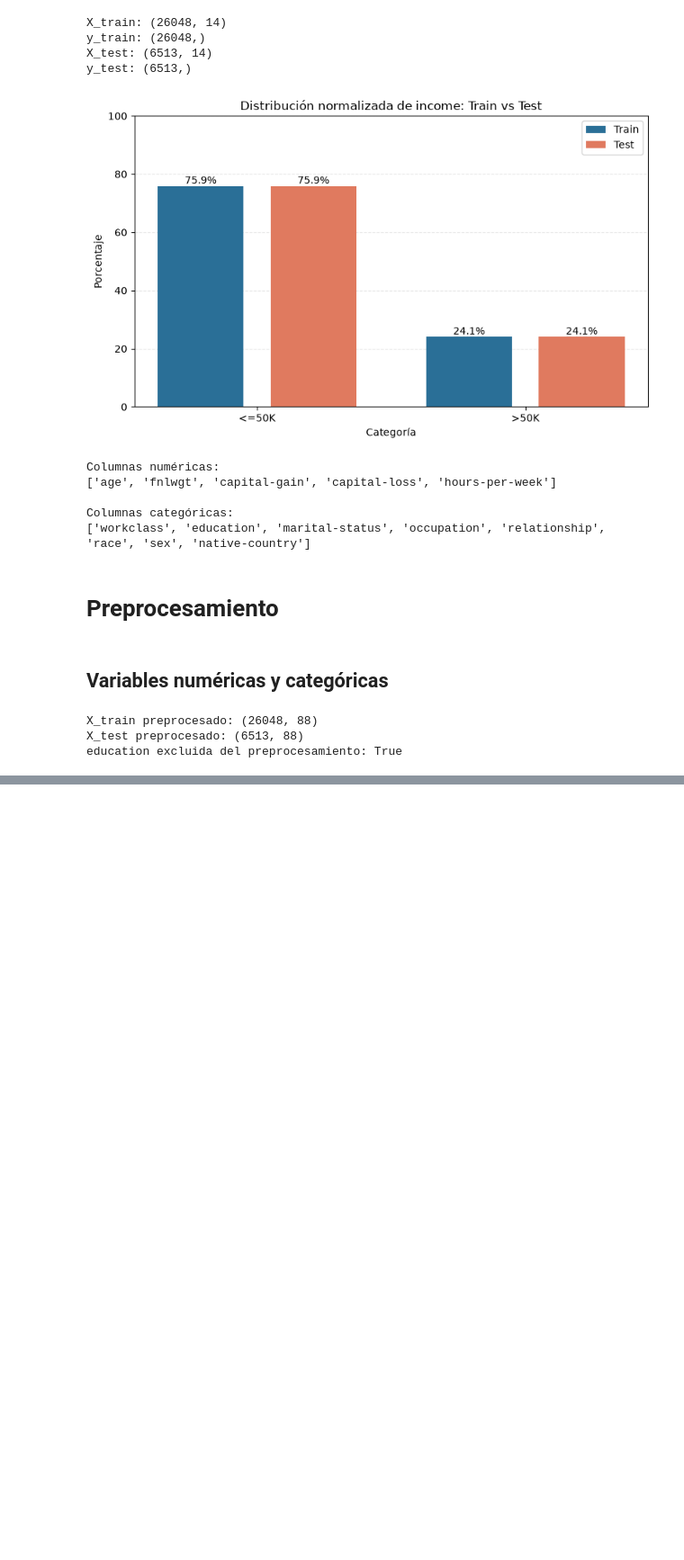
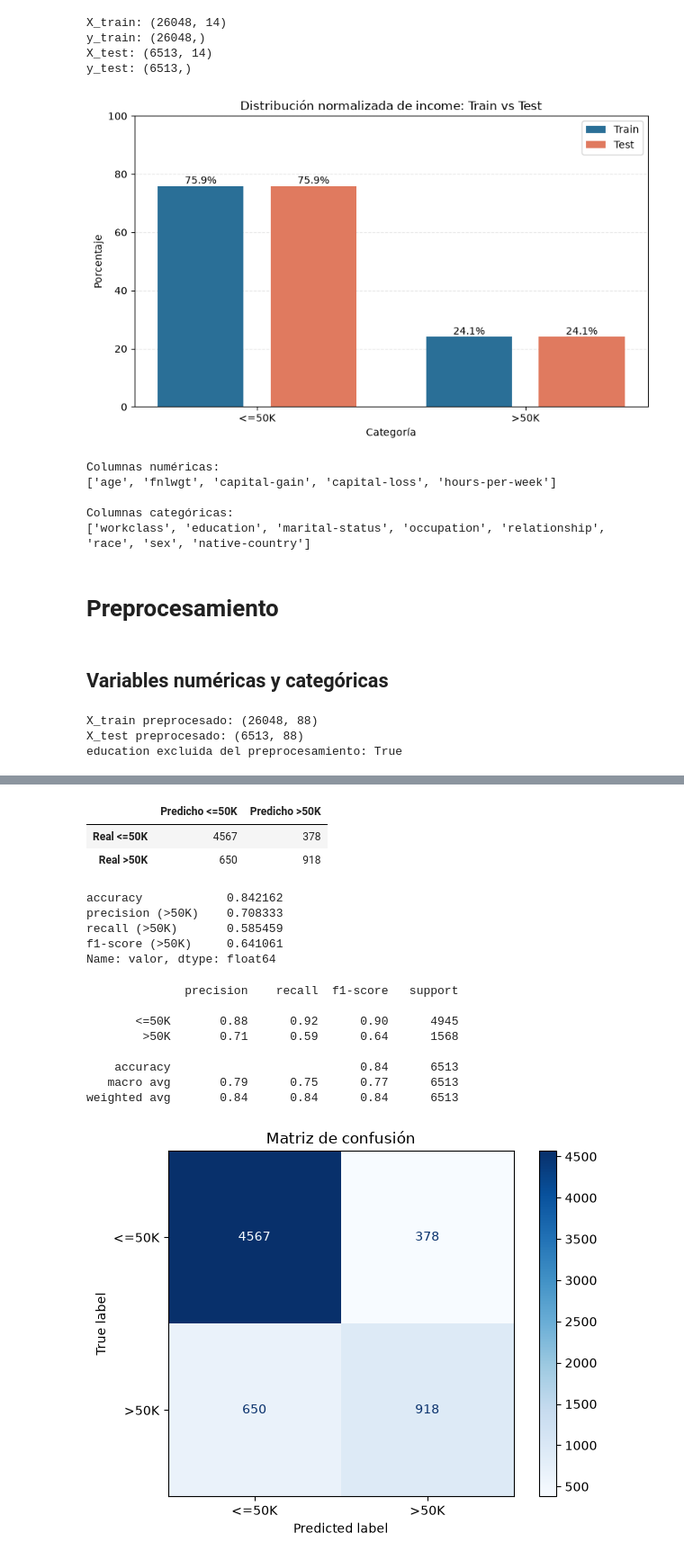
Before and after one commit to erickedu85/2026SEM02-MIA-ML, a Jupyter notebook: adult.ipynb, the cells around one changed output, grey strips where cells are left out. Shown at 90% size. Saved outputs shown, nothing was run; the diff lists cells and outputs as text; code cells hidden in the pictures; blank space fills up the shorter version.

Commit message:
logistic regression

```diff
--- a/cleaning/adult.ipynb
+++ b/adult.ipynb
@@ -405,0 +410,5 @@ education excluida del preprocesamiento: True
+# %%
+from sklearn.linear_model import LogisticRegression
+
+logistic_regression_model = LogisticRegression()
+logistic_regression_model.fit(X_train_preprocessed, y_train)
@@ -405,0 +419,3 @@ education excluida del preprocesamiento: True
+# %%
+y_pred = logistic_regression_model.predict(X_test_preprocessed)
+y_pred[:10]
@@ -405,0 +456,59 @@ education excluida del preprocesamiento: True
+# %%
+from sklearn.metrics import (
+    accuracy_score,
+    classification_report,
+    confusion_matrix,
+    ConfusionMatrixDisplay,
+    precision_score,
+    recall_score,
+    f1_score,
+)
+
+class_labels = ["<=50K", ">50K"]
+confusion_matrix_values = confusion_matrix(
+    y_test,
+    y_pred,
+    labels=class_labels
+)
+confusion_matrix_table = pd.DataFrame(
+    confusion_matrix_values,
+    index=[f"Real {label}" for label in class_labels],
+    columns=[f"Predicho {label}" for label in class_labels],
+)
+display(confusion_matrix_table)
+
+metrics = {
+    "accuracy": accuracy_score(y_test, y_pred),
+    "precision (>50K)": precision_score(y_test, y_pred, pos_label=">50K"),
+    "recall (>50K)": recall_score(y_test, y_pred, pos_label=">50K"),
+    "f1-score (>50K)": f1_score(y_test, y_pred, pos_label=">50K"),
+}
+display(pd.Series(metrics, name="valor"))
+print(classification_report(y_test, y_pred, labels=class_labels, zero_division=0))
+
+confusion_display = ConfusionMatrixDisplay(
+    confusion_matrix=confusion_matrix_values,
+    display_labels=class_labels,
+)
+confusion_display.plot(cmap="Blues", values_format="d")
+plt.title("Matriz de confusión")
+plt.tight_layout()
+plt.show()
+# %% [output]
+|  | Predicho <=50K | Predicho >50K |
+| Real <=50K | 4567 | 378 |
+| Real >50K | 650 | 918 |
+accuracy            0.842162
+precision (>50K)    0.708333
+recall (>50K)       0.585459
+f1-score (>50K)     0.641061
+Name: valor, dtype: float64
+              precision    recall  f1-score   support
+
+       <=50K       0.88      0.92      0.90      4945
+        >50K       0.71      0.59      0.64      1568
+
+    accuracy                           0.84      6513
+   macro avg       0.79      0.75      0.77      6513
+weighted avg       0.84      0.84      0.84      6513
+[figure, added]
```
Also changed, not shown: parts of 8 cells of this notebook.
